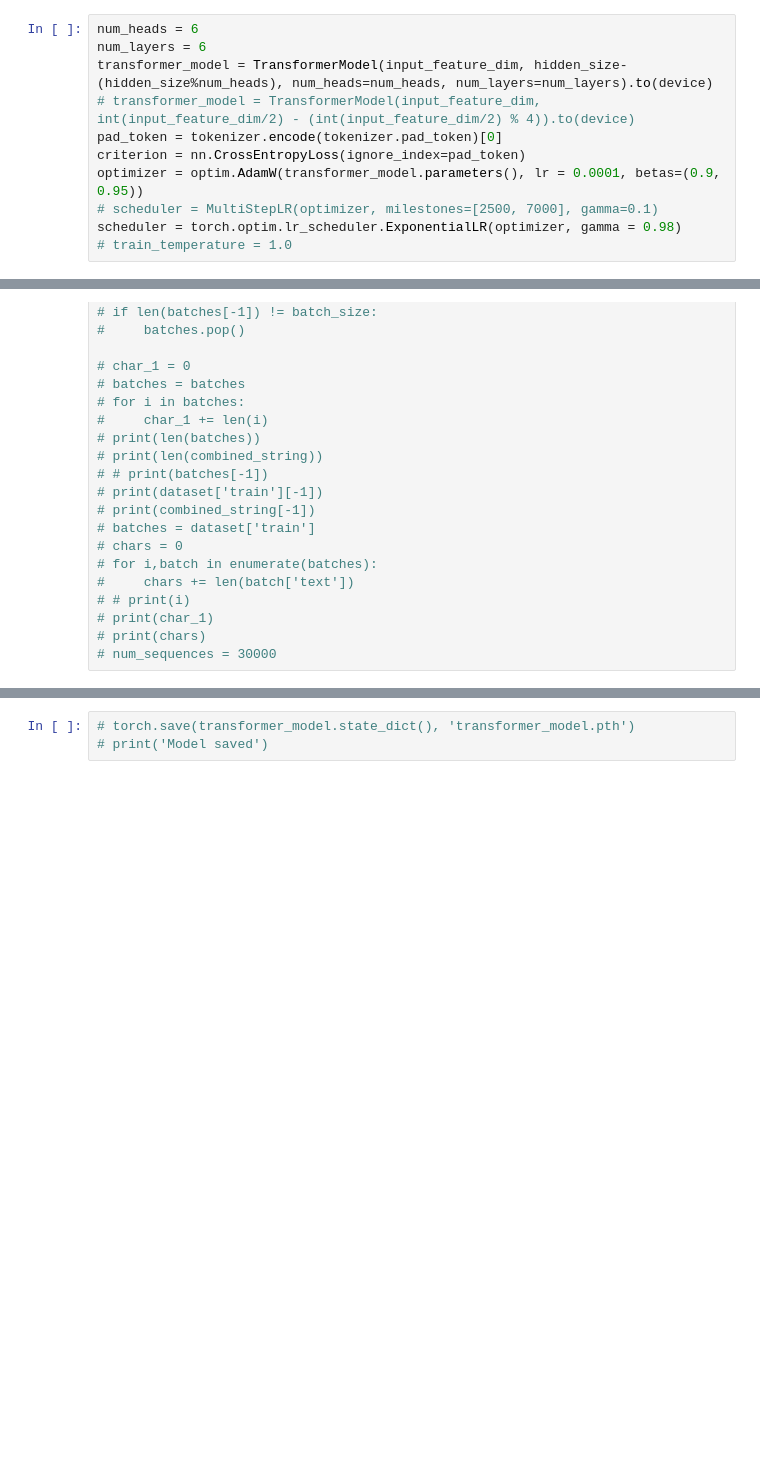
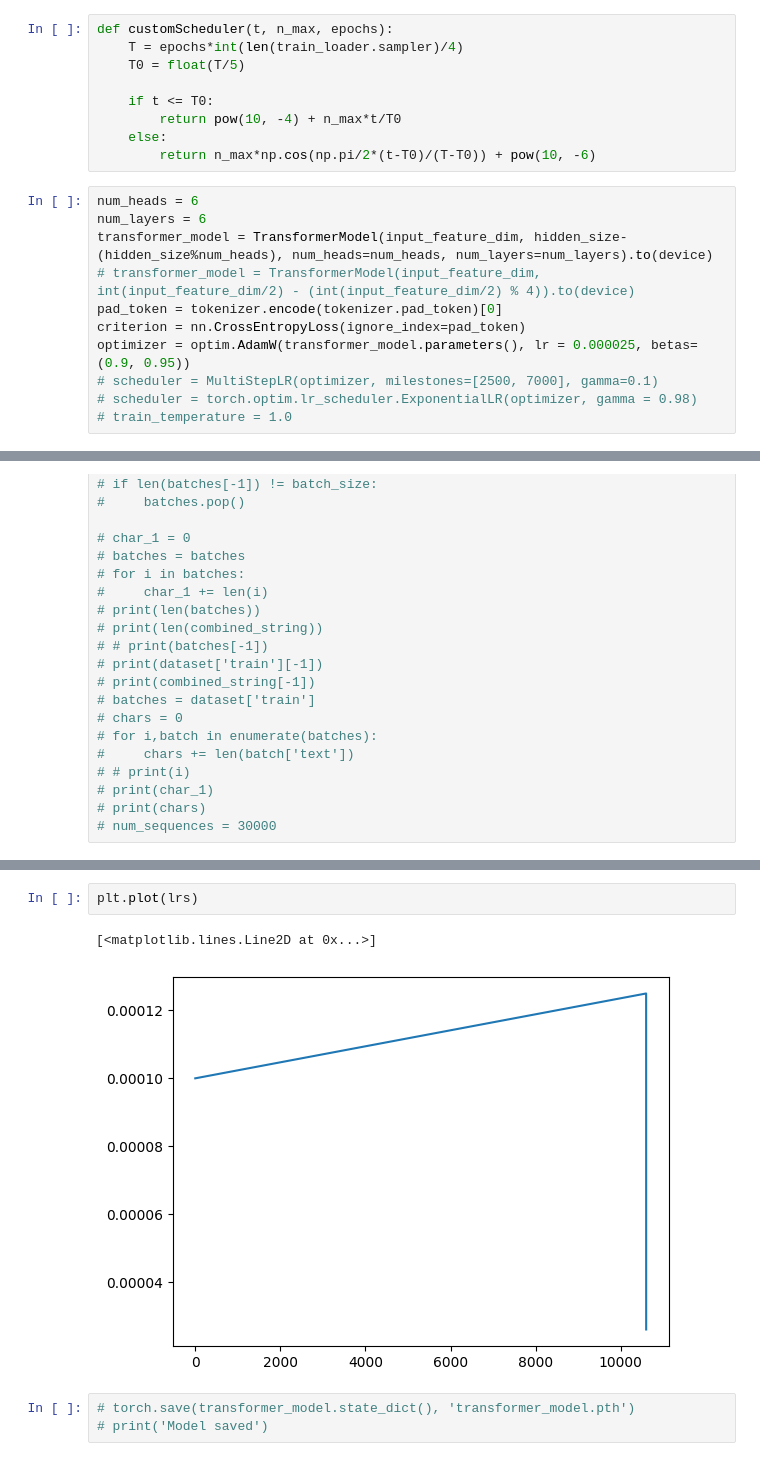
Before and after one commit to Scottskim30/ESE546Project, a Jupyter notebook: transformer.ipynb, the cells around one changed output, grey strips where cells are left out. Cells and saved outputs as stored; diff of their text form; blank space fills up the shorter version.

```diff
--- a/transformer.ipynb
+++ b/transformer.ipynb
@@ -221,3 +298,12 @@ class PositionalEncoding(nn.Module):
+# %%
+def customScheduler(t, n_max, epochs):
+    T = epochs*int(len(train_loader.sampler)/4)
+    T0 = float(T/5)
+
+    if t <= T0:
+        return pow(10, -4) + n_max*t/T0
+    else:
+        return n_max*np.cos(np.pi/2*(t-T0)/(T-T0)) + pow(10, -6)
 # %%
 num_heads = 6
 num_layers = 6
@@ -225,9 +311,9 @@ transformer_model = TransformerModel(input_feature_dim, hidden_size-(hidden_size
 # transformer_model = TransformerModel(input_feature_dim, int(input_feature_dim/2) - (int(input_feature_dim/2) % 4)).to(device)
 pad_token = tokenizer.encode(tokenizer.pad_token)[0]
 criterion = nn.CrossEntropyLoss(ignore_index=pad_token)
-optimizer = optim.AdamW(transformer_model.parameters(), lr = 0.0001, betas=(0.9, 0.95))
+optimizer = optim.AdamW(transformer_model.parameters(), lr = 0.000025, betas=(0.9, 0.95))
 # scheduler = MultiStepLR(optimizer, milestones=[2500, 7000], gamma=0.1)
-scheduler = torch.optim.lr_scheduler.ExponentialLR(optimizer, gamma = 0.98)
+# scheduler = torch.optim.lr_scheduler.ExponentialLR(optimizer, gamma = 0.98)
 # train_temperature = 1.0
 # %%
 def softmax_with_temperature(logits, temperature):
@@ -393,3 +476,8 @@ Iteration: 100000/529930
+# %%
+plt.plot(lrs)
+# %% [output]
+[<matplotlib.lines.Line2D at 0x...>]
+[figure, added]
 # %%
 # torch.save(transformer_model.state_dict(), 'transformer_model.pth')
 # print('Model saved')
```
Also changed, not shown: parts of 11 cells of this notebook.
